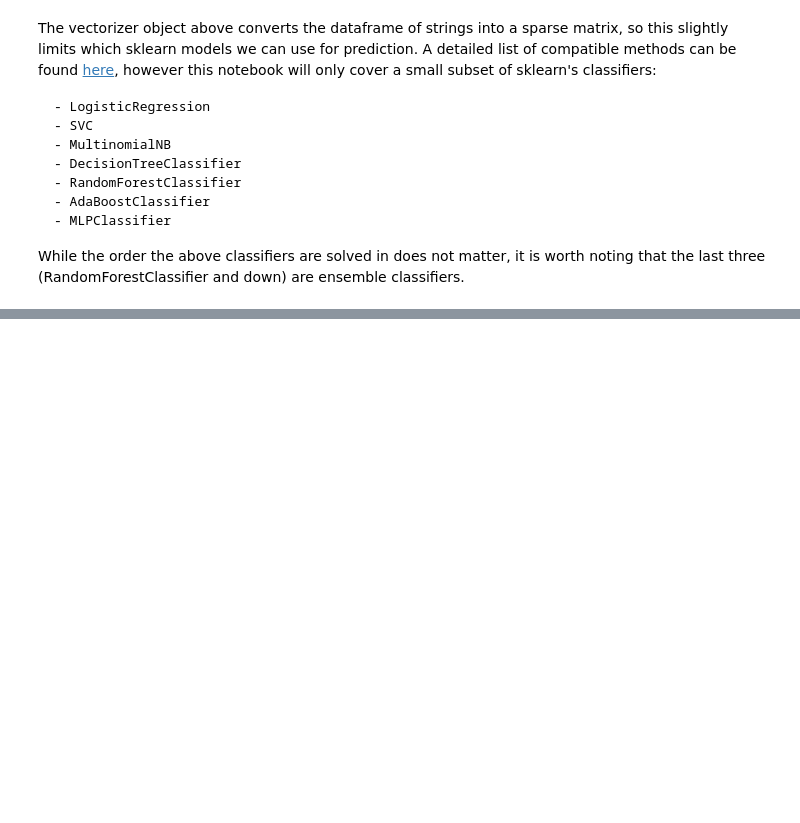
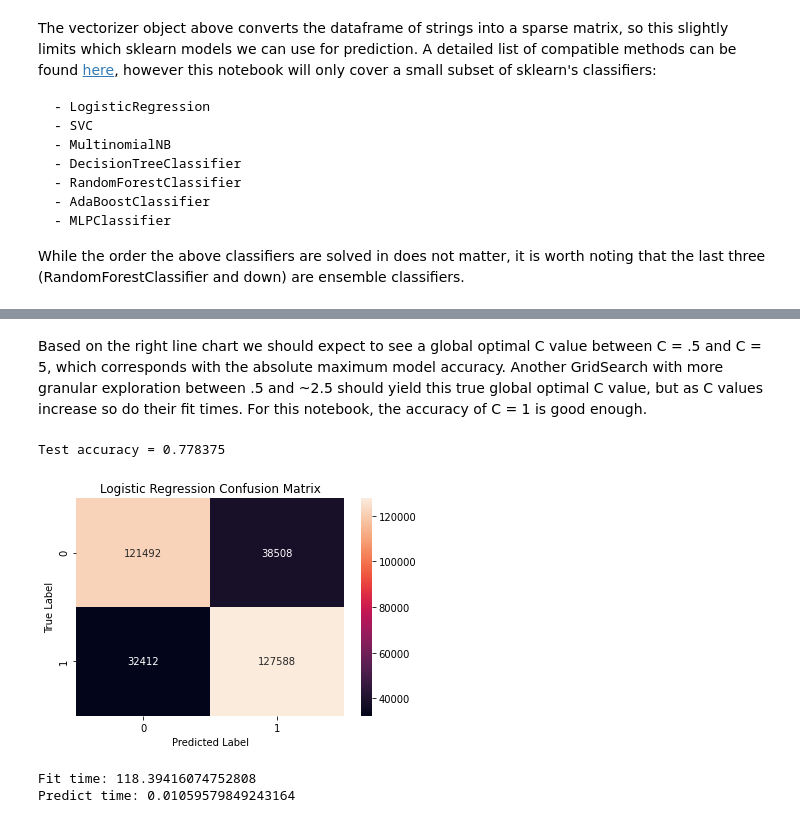
Before and after one commit to parkernisbet/tweet-sentiment-nlp, a Jupyter notebook: tweet-sentiment-nlp.ipynb, the cells around one changed output, grey strips where cells are left out. Cells and saved outputs as stored; diff of their text form; code cells hidden in the pictures; blank space fills up the shorter version.

```diff
--- a/tweet-sentiment-nlp.ipynb
+++ b/tweet-sentiment-nlp.ipynb
@@ -308,0 +323,28 @@ print(f'Logistic Regression accuracy: {round(log_func(C = C, do_more = 1), 2)}')
+# %% [markdown]
+Based on the right line chart we should expect to see a global optimal C value between C = .5 and C = 5, which corresponds with the absolute maximum model accuracy. Another GridSearch with more granular exploration between .5 and ~2.5 should yield this true global optimal C value, but as C values increase so do their fit times. For this notebook, the accuracy of C = 1 is good enough.
+# %%
+# storing local optimal model's accuracy, time, and confusion matrix
+C = clf.best_params_['C']
+model = LogisticRegression(C = C, max_iter = 1000, random_state = 4)
+t1 = time.time()
+model.fit(X_train, y_train)
+t2 = time.time()
+y_pred = model.predict(X_test)
+t3 = time.time()
+acc = np.sum(y_pred == y_test)/y_pred.shape[0]
+fit_time = t2 - t1
+pred_time = t3 - t2
+c_mat = confusion_matrix(y_test, y_pred)
+model_perf['LogisticRegression'] = (acc, c_mat, (fit_time, pred_time))
+print(f'Test accuracy = {acc}')
+sns.heatmap(c_mat, annot = True, fmt = 'd')
+plt.title('Logistic Regression Confusion Matrix')
+plt.xlabel('Predicted Label')
+plt.ylabel('True Label')
+plt.show()
+print(f'Fit time: {fit_time}\nPredict time: {pred_time}')
+# %% [output]
+Test accuracy = 0.778375
+[figure, added]
+Fit time: 118.39416074752808
+Predict time: 0.01059579849243164
```
Also changed, not shown: parts of 9 cells of this notebook.
